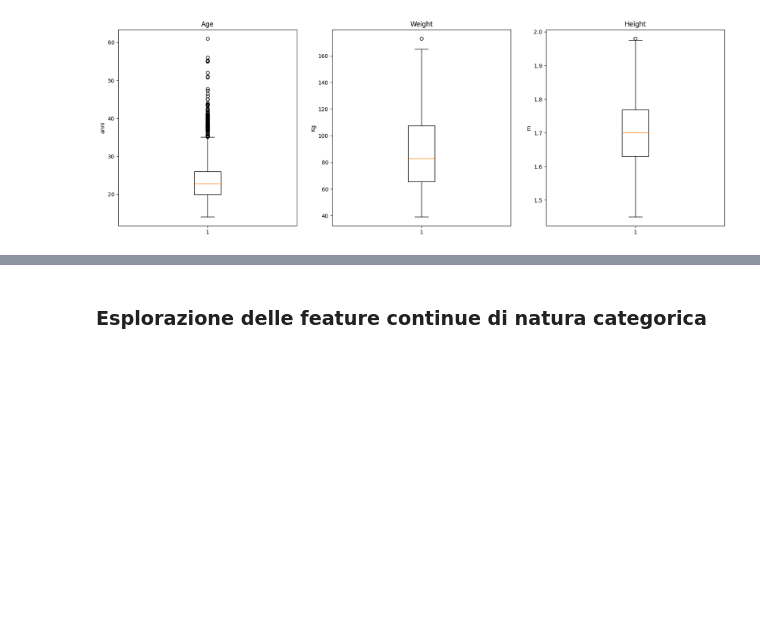
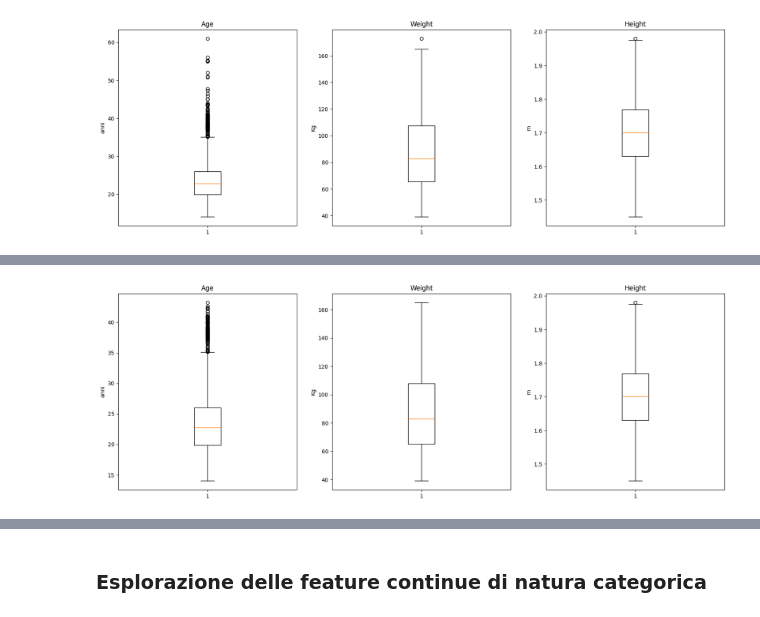
Before and after one commit to LorenzoColletta/DataIntensive, a Jupyter notebook: Data_Intensive_Project.ipynb, the cells around one changed output, grey strips where cells are left out. Cells and saved outputs as stored; diff of their text form; code cells hidden in the pictures; blank space fills up the shorter version.

```diff
--- a/Data_Intensive_Project.ipynb
+++ b/Data_Intensive_Project.ipynb
@@ -240,0 +248,25 @@ plt.show()
+# %%
+obesity_raw_data.drop(obesity_raw_data.loc[abs(obesity_raw_data['Age'] - obesity_raw_data['Age'].mean()) > 3 * obesity_raw_data['Age'].std()].index, inplace=True)
+obesity_raw_data.drop(obesity_raw_data.loc[abs(obesity_raw_data['Weight'] - obesity_raw_data['Weight'].mean()) > 3 * obesity_raw_data['Weight'].std()].index, inplace=True)
+obesity_raw_data.drop(obesity_raw_data.loc[abs(obesity_raw_data['Height'] - obesity_raw_data['Height'].mean()) > 3 * obesity_raw_data['Height'].std()].index, inplace=True)
+# %%
+plt.figure(figsize=(20, 30))
+
+plt.subplot(4, 3, 1)
+plt.title('Age')
+plt.boxplot(obesity_raw_data['Age'])
+plt.ylabel('anni')
+
+plt.subplot(4, 3, 2)
+plt.title('Weight')
+plt.boxplot(obesity_raw_data['Weight'])
+plt.ylabel('Kg')
+
+plt.subplot(4, 3, 3)
+plt.title('Height')
+plt.boxplot(obesity_raw_data['Height'])
+plt.ylabel('m')
+
+plt.show()
+# %% [output]
+[figure, added]
```
Also changed, not shown: parts of 26 cells of this notebook.
